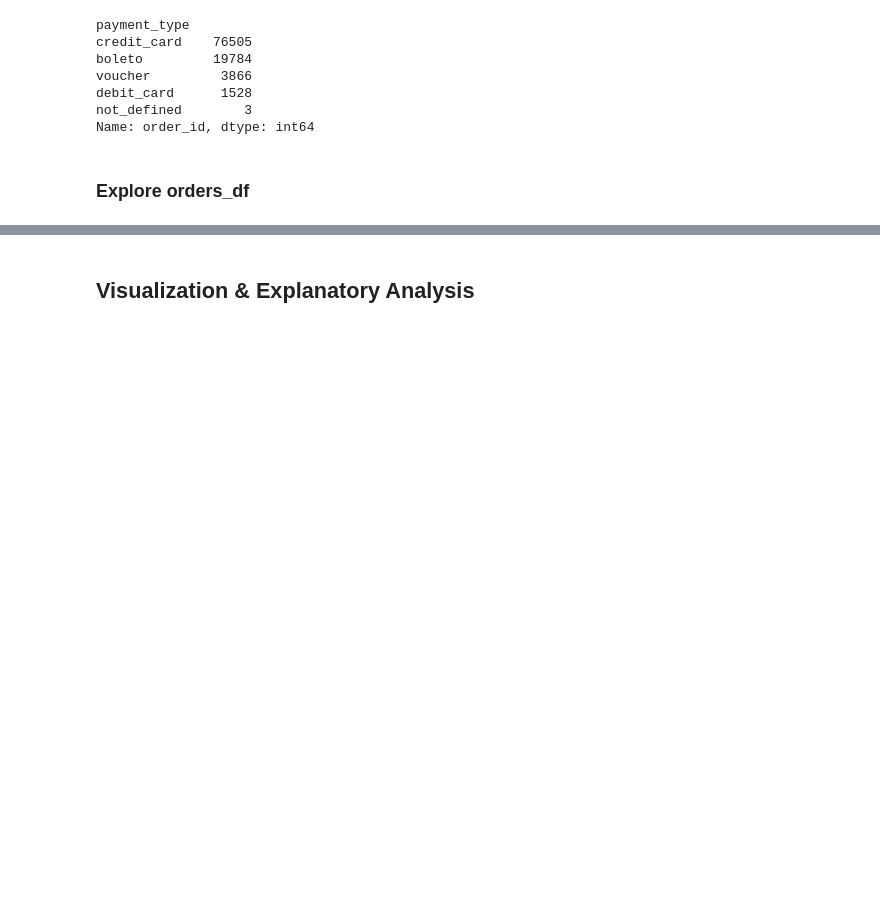
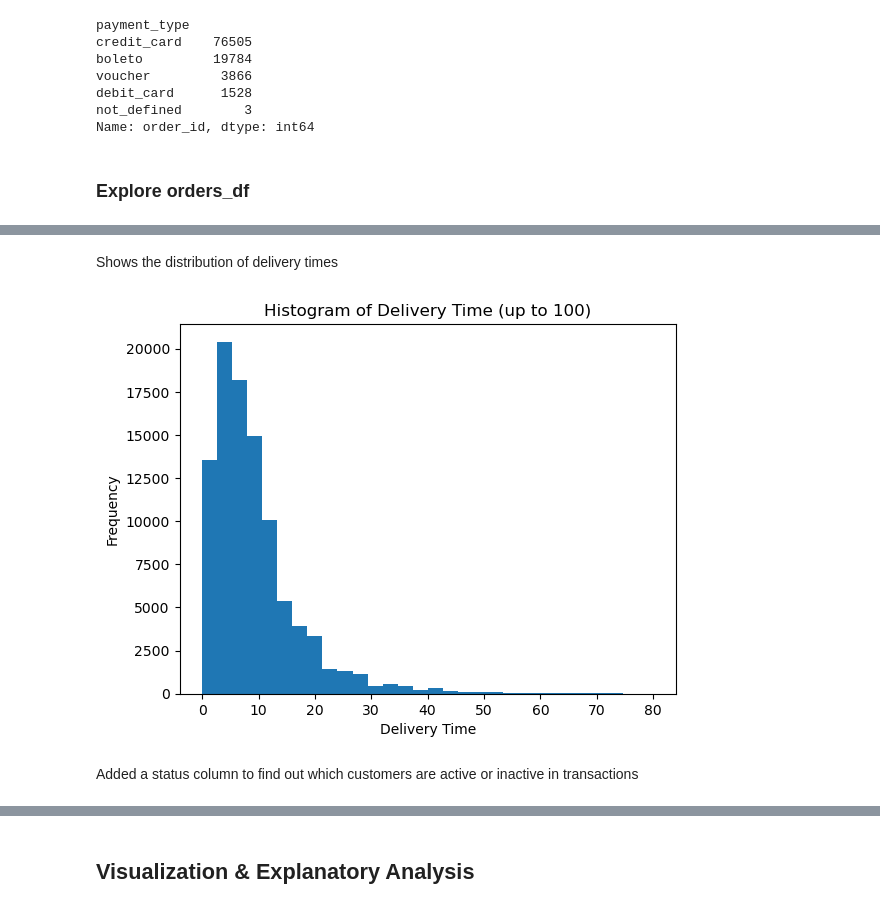
Before and after one commit to ahmadnurrizal/Data-Analysis-with-Python-Project, a Jupyter notebook: Proyek_Analisis_Data.ipynb, the cells around one changed output, grey strips where cells are left out. Cells and saved outputs as stored; diff of their text form; code cells hidden in the pictures; blank space fills up the shorter version.

```diff
--- a/Proyek_Analisis_Data.ipynb
+++ b/Proyek_Analisis_Data.ipynb
@@ -735,0 +750,4 @@ Name: order_id, dtype: int64
+# %%
+delivery_time = orders_df["order_delivered_customer_date"] - orders_df["order_delivered_carrier_date"]
+delivery_time = delivery_time.apply(lambda x: x.total_seconds())
+orders_df["delivery_time"] = round(delivery_time/86400)
@@ -735,0 +763,12 @@ Name: order_id, dtype: int64
+# %% [markdown]
+Shows the distribution of delivery times
+# %%
+plt.hist(orders_df.delivery_time, bins=30, range=(0, 80))
+plt.xlabel('Delivery Time')
+plt.ylabel('Frequency')
+plt.title('Histogram of Delivery Time (up to 100)')
+plt.show()
+# %% [output]
+[figure, added]
+# %% [markdown]
+Added a status column to find out which customers are active or inactive in transactions
```
Also changed, not shown: parts of 75 cells of this notebook, 1 other file.
